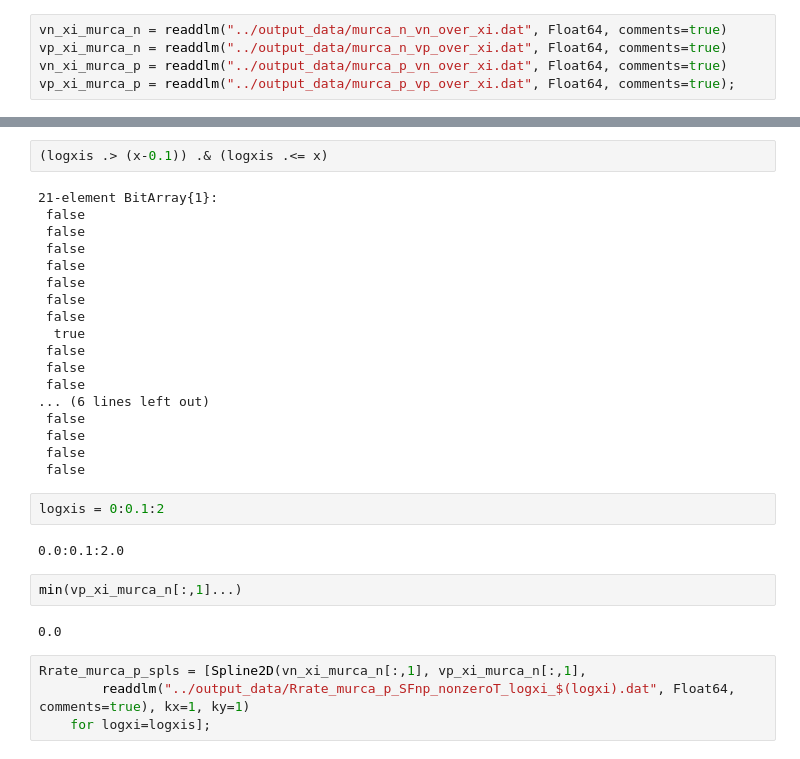
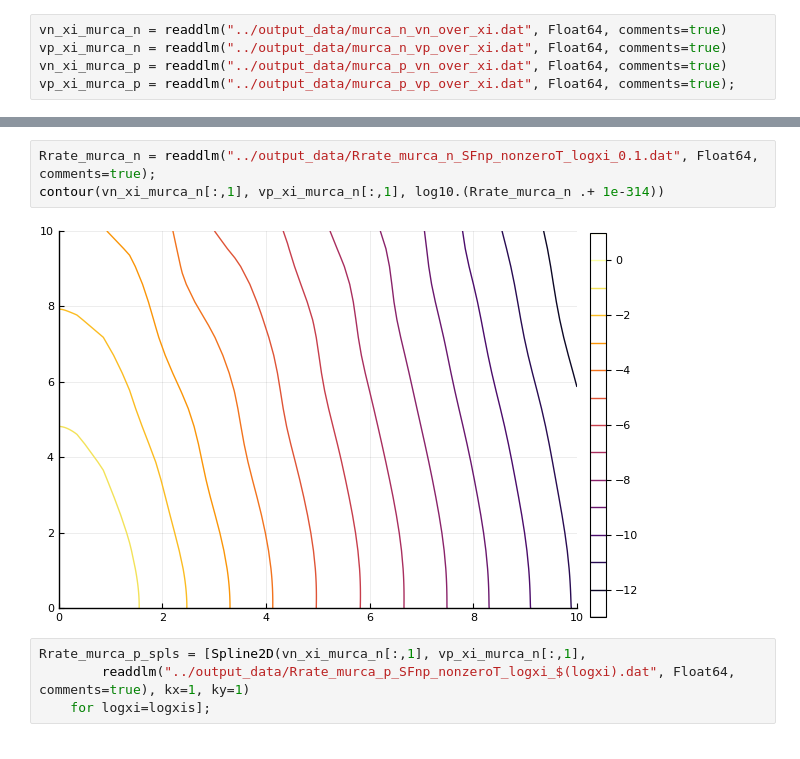
Before and after one commit to basspale/NS_superfluid_factors, a Jupyter notebook: notebook/check_scan_nonzero_T.ipynb, the cells around one changed output, grey strips where cells are left out. Drawn from its saved outputs; the diff is of its cells as text.

```diff
--- a/notebook/check_scan_nonzero_T.ipynb
+++ b/notebook/check_scan_nonzero_T.ipynb
@@ -90,31 +20,8 @@ floor(x, digits=1) = 0.7
-# %%
-(logxis .> (x-0.1)) .& (logxis .<= x)
-# %% [output]
-21-element BitArray{1}:
- false
- false
- false
- false
- false
- false
- false
-  true
- false
- false
- false
-... (6 lines left out)
- false
- false
- false
- false
-# %%
-logxis = 0:0.1:2
-# %% [output]
-0.0:0.1:2.0
-# %%
-min(vp_xi_murca_n[:,1]...)
-# %% [output]
-0.0
+# %%
+Rrate_murca_n = readdlm("../output_data/Rrate_murca_n_SFnp_nonzeroT_logxi_0.1.dat", Float64, comments=true);
+contour(vn_xi_murca_n[:,1], vp_xi_murca_n[:,1], log10.(Rrate_murca_n .+ 1e-314))
+# %% [output]
+[figure, added]
 # %%
 Rrate_murca_p_spls = [Spline2D(vn_xi_murca_n[:,1], vp_xi_murca_n[:,1],
         readdlm("../output_data/Rrate_murca_p_SFnp_nonzeroT_logxi_$(logxi).dat", Float64, comments=true), kx=1, ky=1)
```
Also changed, not shown: parts of 10 cells of this notebook.
